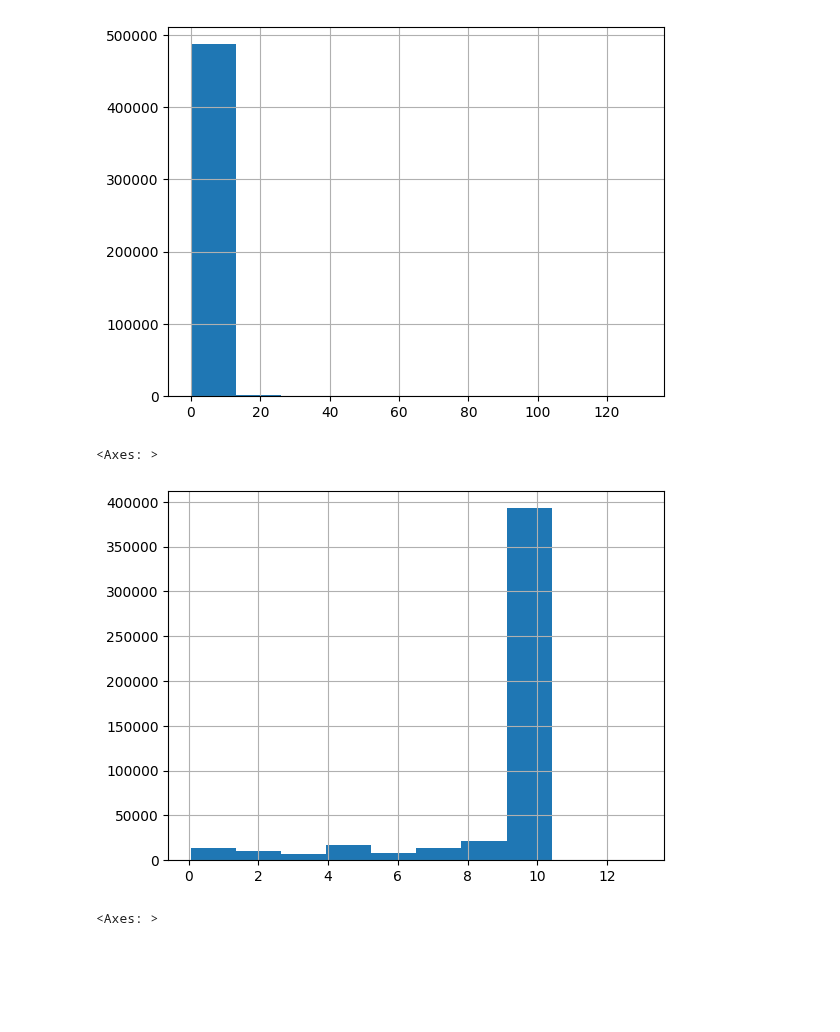
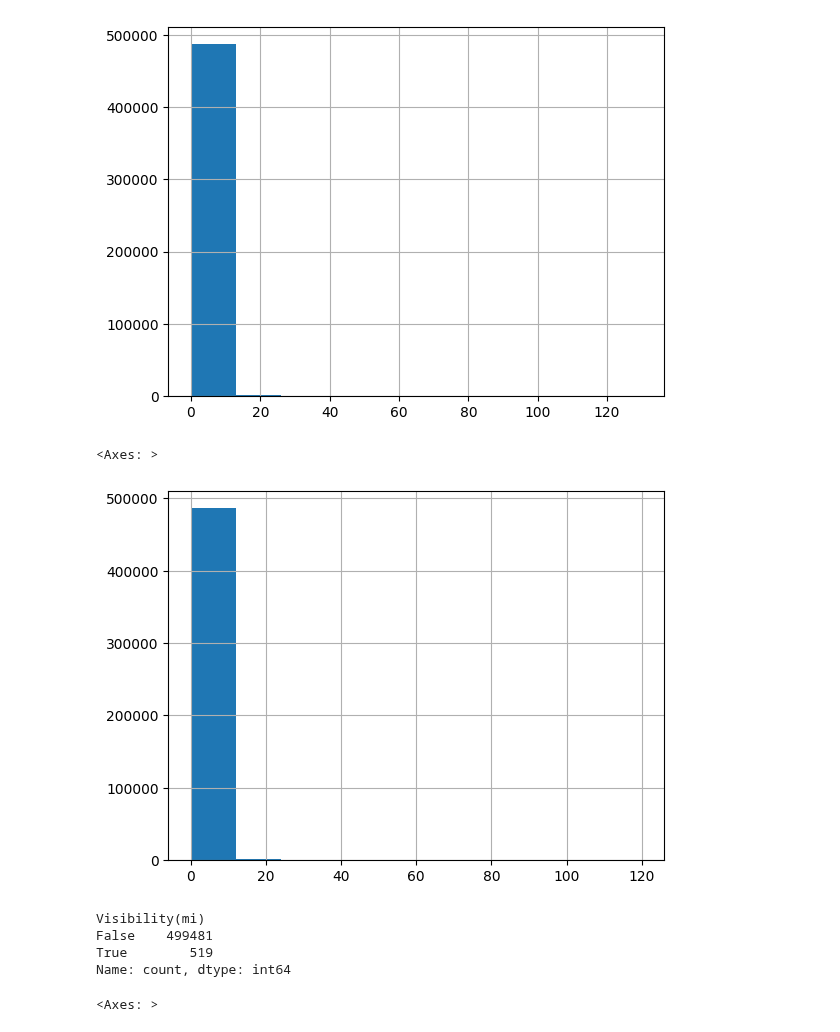
Before and after one commit to pol-resina/US-Accidents, a Jupyter notebook: notebooks/data_visualisation.ipynb, the cells around one changed output. Saved outputs shown, nothing was run; the diff lists cells and outputs as text; code cells hidden in the pictures; blank space fills up the shorter version.

```diff
--- a/notebooks/data_visualisation.ipynb
+++ b/notebooks/data_visualisation.ipynb
@@ -198,10 +198,17 @@ data_w_c['Visibility(mi)'].hist()
 <Axes: >
 [figure]
 # %%
-data_w_c['Visibility(mi)'][(data_w_c['Visibility(mi)'] != 0) & (data_w_c['Visibility(mi)'] < 15)].hist()
+data_w_c['Visibility(mi)'][(data_w_c['Visibility(mi)'] != 0) & (data_w_c['Visibility(mi)'] != 130)].hist()
 # %% [output]
 <Axes: >
-[figure, old version]
+[figure, new version]
+# %%
+((data_w_c['Visibility(mi)'] == 0) | (data_w_c['Visibility(mi)'] == 130)).value_counts()
+# %% [output]
+Visibility(mi)
+False    499481
+True        519
+Name: count, dtype: int64
 # %%
 data_w_c['Wind_Speed(mph)'].hist()
 # %% [output]
```
Also changed, not shown: parts of 14 cells of this notebook.
